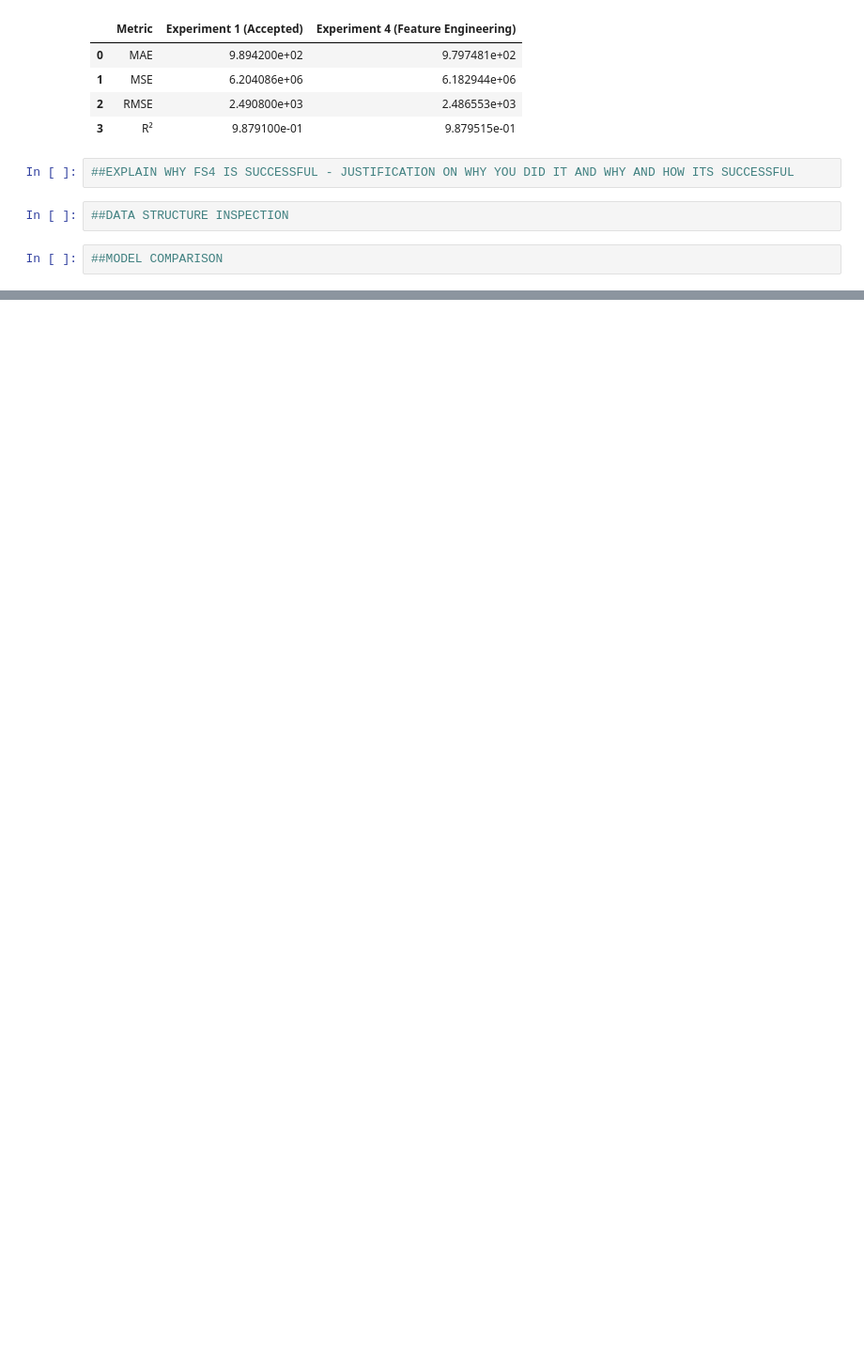
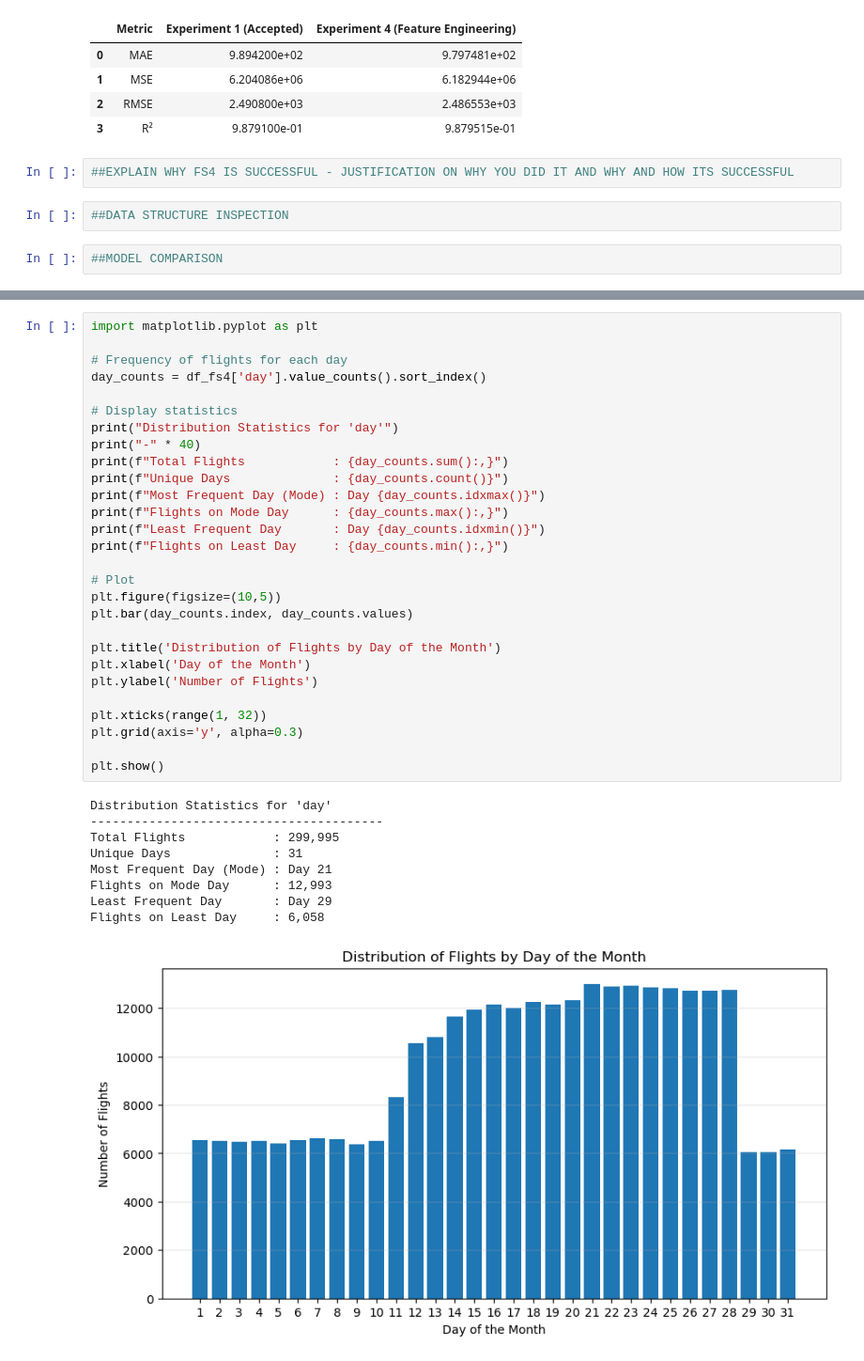
Before and after one commit to trishhh23/mldp, a Jupyter notebook: MLDP Program Codes Submission Template.ipynb, the cells around one changed output, grey strips where cells are left out. Shown at 94% size. Cells and saved outputs as stored; diff of their text form; blank space fills up the shorter version.

```diff
--- a/MLDP Program Codes Submission Template.ipynb
+++ b/MLDP Program Codes Submission Template.ipynb
@@ -1810,0 +1988,38 @@ comparison_models
+# %%
+import matplotlib.pyplot as plt
+
+# Frequency of flights for each day
+day_counts = df_fs4['day'].value_counts().sort_index()
+
+# Display statistics
+print("Distribution Statistics for 'day'")
+print("-" * 40)
+print(f"Total Flights            : {day_counts.sum():,}")
+print(f"Unique Days              : {day_counts.count()}")
+print(f"Most Frequent Day (Mode) : Day {day_counts.idxmax()}")
+print(f"Flights on Mode Day      : {day_counts.max():,}")
+print(f"Least Frequent Day       : Day {day_counts.idxmin()}")
+print(f"Flights on Least Day     : {day_counts.min():,}")
+
+# Plot
+plt.figure(figsize=(10,5))
+plt.bar(day_counts.index, day_counts.values)
+
+plt.title('Distribution of Flights by Day of the Month')
+plt.xlabel('Day of the Month')
+plt.ylabel('Number of Flights')
+
+plt.xticks(range(1, 32))
+plt.grid(axis='y', alpha=0.3)
+
+plt.show()
+# %% [output]
+Distribution Statistics for 'day'
+----------------------------------------
+Total Flights            : 299,995
+Unique Days              : 31
+Most Frequent Day (Mode) : Day 21
+Flights on Mode Day      : 12,993
+Least Frequent Day       : Day 29
+Flights on Least Day     : 6,058
+[figure, added]
```
Also changed, not shown: parts of 51 cells of this notebook.
